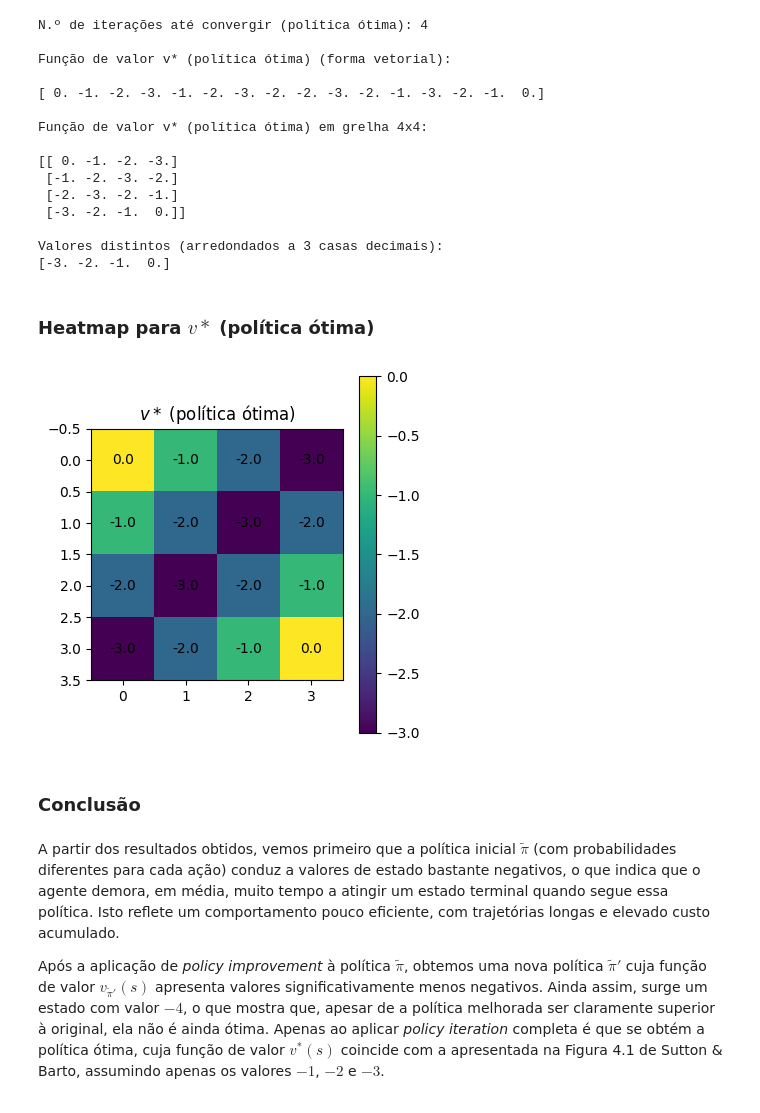
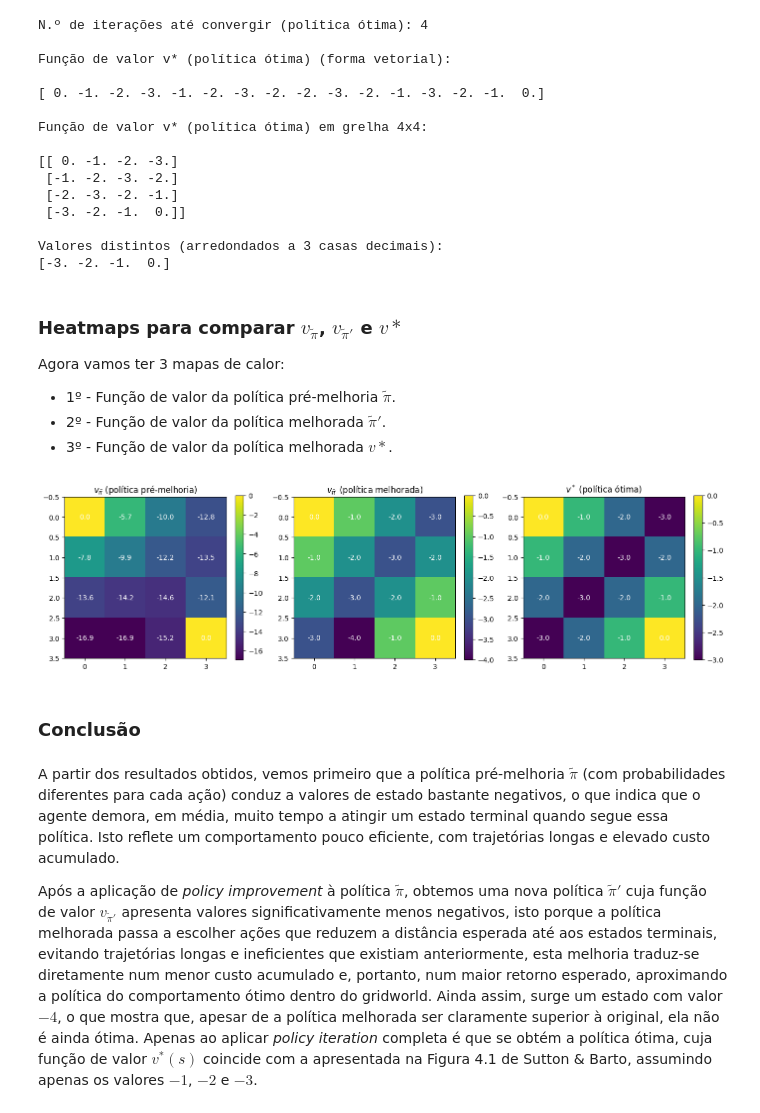
Before and after one commit to PedroFS30SCP/Projeto_ML, a Jupyter notebook: Projeto2/projeto2.ipynb, the cells around one changed output. Saved outputs shown, nothing was run; the diff lists cells and outputs as text; code cells hidden in the pictures.

```diff
--- a/Projeto2/projeto2.ipynb
+++ b/Projeto2/projeto2.ipynb
@@ -429,28 +430,52 @@ Função de valor v* (política ótima) em grelha 4x4:
 Valores distintos (arredondados a 3 casas decimais):
 [-3. -2. -1.  0.]
 # %% [markdown]
-### Heatmap para $v*$ (política ótima)
+### Heatmaps para comparar $v_{\tilde{\pi}}$, $v_{\tilde{\pi}'}$ e $v*$
+
+Agora vamos ter 3 mapas de calor:
+
+- 1º - Função de valor da política pré-melhoria $\tilde{\pi}$.
+- 2º - Função de valor da política melhorada $\tilde{\pi}'$.
+- 3º - Função de valor da política melhorada $v*$.
-# %%
-V_opt_grid = V_opt.reshape((grid_size, grid_size))
-
-plt.figure(figsize=(4, 4))
-
-im = plt.imshow(V_opt_grid, origin='upper', cmap='viridis')
-plt.title("$v*$ (política ótima)")
-
-for i in range(grid_size):
-    for j in range(grid_size):
-        plt.text(j, i, f"{V_opt_grid[i, j]:.1f}",
-                 ha='center', va='center')
-
-plt.colorbar(im)
-plt.tight_layout()
-plt.show()
-# %% [output]
-[figure, removed]
+# %%
+V3 = V_opt.reshape((grid_size, grid_size))
+
+plt.figure(figsize=(14, 4))
+
+# 1. Heatmap da política pré-melhoria
+plt.subplot(1, 3, 1)
+im1 = plt.imshow(V1, origin='upper', cmap='viridis')
+plt.title(r"$v_{\tilde{\pi}}$ (política pré-melhoria)")
+for i in range(grid_size):
+    for j in range(grid_size):
+        plt.text(j, i, f"{V1[i,j]:.1f}", ha='center', va='center', color='white')
+plt.colorbar(im1, fraction=0.046)
+
+# 2. Heatmap da política melhorada
+plt.subplot(1, 3, 2)
+im2 = plt.imshow(V2, origin='upper', cmap='viridis')
+plt.title(r"$v_{\tilde{\pi}'}$ (política melhorada)")
+for i in range(grid_size):
+    for j in range(grid_size):
+        plt.text(j, i, f"{V2[i,j]:.1f}", ha='center', va='center', color='white')
+plt.colorbar(im2, fraction=0.046)
+
+# 3. Heatmap da política ótima
+plt.subplot(1, 3, 3)
+im3 = plt.imshow(V3, origin='upper', cmap='viridis')
+plt.title(r"$v^*$ (política ótima)")
+for i in range(grid_size):
+    for j in range(grid_size):
+        plt.text(j, i, f"{V3[i,j]:.1f}", ha='center', va='center', color='white')
+plt.colorbar(im3, fraction=0.046)
+
+plt.tight_layout()
+plt.show()
+# %% [output]
+[figure, added]
 # %% [markdown]
 ### Conclusão
 # %% [markdown]
-A partir dos resultados obtidos, vemos primeiro que a política inicial $\tilde{\pi}$ (com probabilidades diferentes para cada ação) conduz a valores de estado bastante negativos, o que indica que o agente demora, em média, muito tempo a atingir um estado terminal quando segue essa política. Isto reflete um comportamento pouco eficiente, com trajetórias longas e elevado custo acumulado.
+A partir dos resultados obtidos, vemos primeiro que a política pré-melhoria $\tilde{\pi}$ (com probabilidades diferentes para cada ação) conduz a valores de estado bastante negativos, o que indica que o agente demora, em média, muito tempo a atingir um estado terminal quando segue essa política. Isto reflete um comportamento pouco eficiente, com trajetórias longas e elevado custo acumulado.
 
-Após a aplicação de *policy improvement* à política $\tilde{\pi}$, obtemos uma nova política $\tilde{\pi}'$ cuja função de valor $v_{\tilde{\pi}'}(s)$ apresenta valores significativamente menos negativos. Ainda assim, surge um estado com valor $-4$, o que mostra que, apesar de a política melhorada ser claramente superior à original, ela não é ainda ótima. Apenas ao aplicar *policy iteration* completa é que se obtém a política ótima, cuja função de valor $v^*(s)$ coincide com a apresentada na Figura 4.1 de Sutton & Barto, assumindo apenas os valores $-1$, $-2$ e $-3$.
+Após a aplicação de *policy improvement* à política $\tilde{\pi}$, obtemos uma nova política $\tilde{\pi}'$ cuja função de valor $v_{\tilde{\pi}'}$ apresenta valores significativamente menos negativos, isto porque a política melhorada passa a escolher ações que reduzem a distância esperada até aos estados terminais, evitando trajetórias longas e ineficientes que existiam anteriormente, esta melhoria traduz-se diretamente num menor custo acumulado e, portanto, num maior retorno esperado, aproximando a política do comportamento ótimo dentro do gridworld. Ainda assim, surge um estado com valor $-4$, o que mostra que, apesar de a política melhorada ser claramente superior à original, ela não é ainda ótima. Apenas ao aplicar *policy iteration* completa é que se obtém a política ótima, cuja função de valor $v^*(s)$ coincide com a apresentada na Figura 4.1 de Sutton & Barto, assumindo apenas os valores $-1$, $-2$ e $-3$.
```
Also changed, not shown: parts of 7 cells of this notebook.
